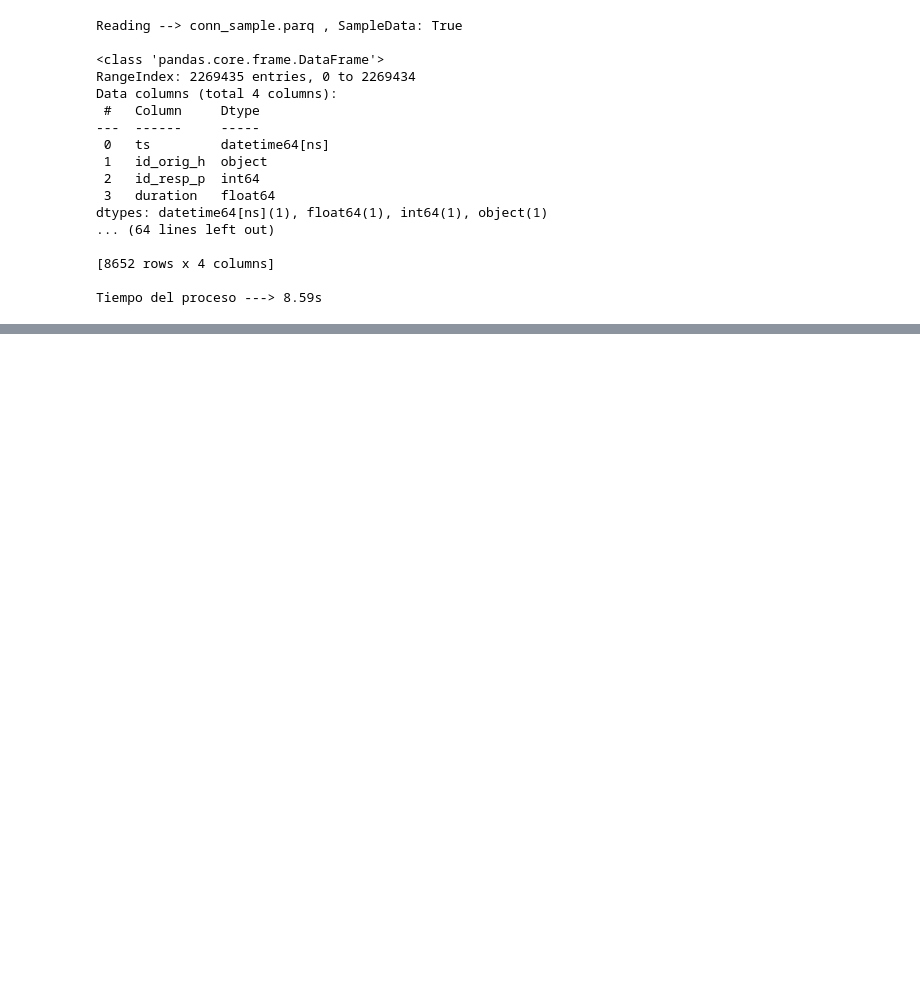
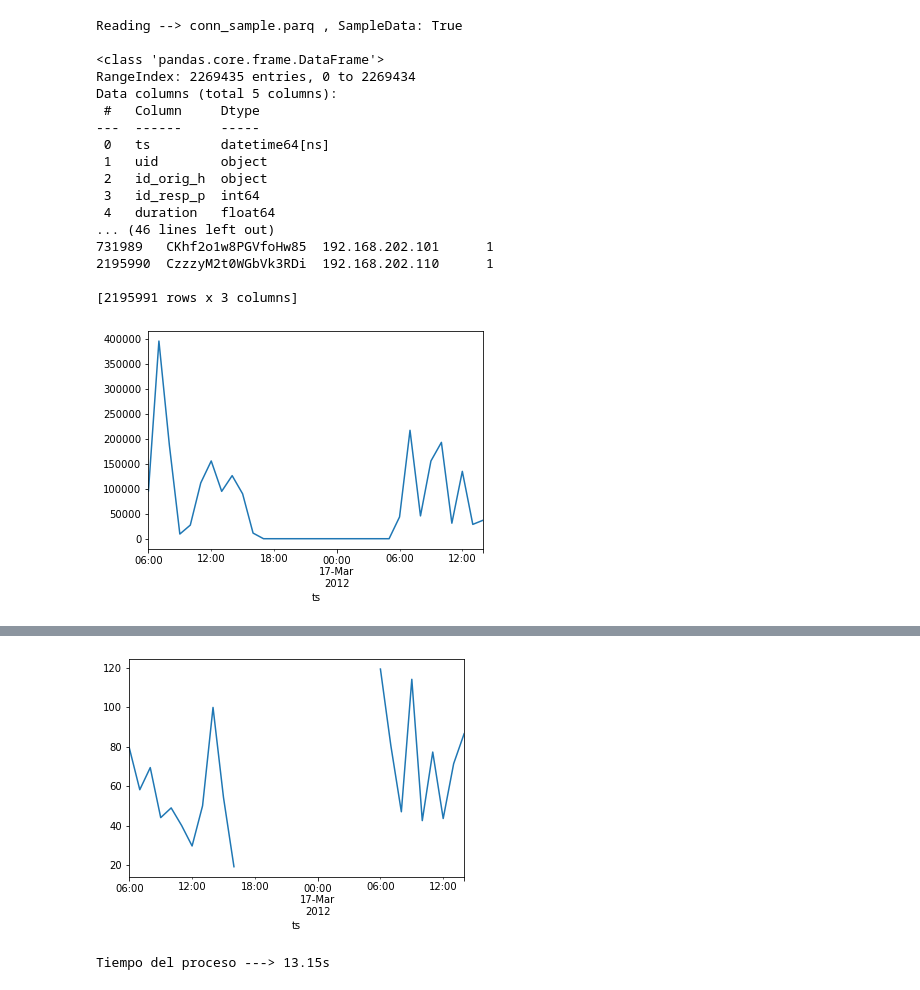
Before and after one commit to Eric106/Computational_Intelligence, a Jupyter notebook: Act1-log_Analysis/Log_analysis.ipynb, the cells around one changed output, grey strips where cells are left out. Saved outputs shown, nothing was run; the diff lists cells and outputs as text; code cells hidden in the pictures; blank space fills up the shorter version.

```diff
--- a/Act1-log_Analysis/Log_analysis.ipynb
+++ b/Act1-log_Analysis/Log_analysis.ipynb
@@ -31,14 +31,6 @@ def get_files_inFolder(folder: str, fileType: str):
                             fileName[-len(fileType):] == fileType,
                         listdir(folder)))
 #---------------------------------------------------------------------------------------------
-
-def plot(x,y,title,xlabel,ylabel):
-    plt.bar(x,y)
-    plt.title(title)
-    plt.xlabel(xlabel)
-    plt.ylabel(ylabel)
-    plt.show()
-
 def conn_analysis(log_file: str, sample_data: bool):
     list_log_files = get_files_inFolder("./","log")
     list_parq_files = get_files_inFolder("./","parq")
@@ -47,7 +39,7 @@ def conn_analysis(log_file: str, sample_data: bool):
     P_ENGINE = "pyarrow"
     SAMPLE_SIZE = 0.10
     df = None
-    if not (complete_name_f in list_parq_files):
+    if not complete_name_f in list_parq_files:
         if not log_file in list_log_files:
             print("ERROR fileNotFound: "+log_file)
             return
@@ -66,7 +58,7 @@ def conn_analysis(log_file: str, sample_data: bool):
         sample_df.to_parquet(sample_name_f, index=False, engine=P_ENGINE)
         del sample_df
 
-    important_cols = ["ts","id_orig_h", "id_resp_p", "duration"]
+    important_cols = ["ts","uid","id_orig_h", "id_resp_p", "duration"]
     to_read_file = sample_name_f if sample_data else complete_name_f
     print("\nReading -->",to_read_file,", SampleData:",sample_data,"\n")
     df = read_parquet(to_read_file, columns=important_cols)
@@ -78,13 +70,14 @@ def conn_analysis(log_file: str, sample_data: bool):
         df["ts"].tolist()))
     df["duration"] = list(map(
         lambda dur:
-            float(dur) if not "-" in dur else 0.0,
+            float(dur) if not '-' in dur else 0.0,
         df["duration"].tolist()))
     print(df.info())
 #---------------------------------------------------------------------------------------------
     df_not_web_port = df[(df["id_resp_p"] != 80) &
                          (df["id_resp_p"] != 8080)]
-
+    df_not_web_port.set_index("ts",inplace=True)
+    df_not_web_port = df_not_web_port.sort_index()
     print('\n', "Not http ports: ")
     pprint(df_not_web_port)
 #---------------------------------------------------------------------------------------------
@@ -96,60 +89,47 @@ def conn_analysis(log_file: str, sample_data: bool):
     print('\n', "Not http ports count: ")
     pprint(df_gp_not_web_port)
  #---------------------------------------------------------------------------------------------
-    sig_date1, sig_date2 = "hour", "minute" #datetime object attr
-    df_not_web_port.insert(len(df_not_web_port.columns),sig_date1,list(map(
-        lambda date:
-            getattr(date,sig_date1),
-        df_not_web_port["ts"].tolist()
-    )))
-    df_not_web_port.insert(len(df_not_web_port.columns),sig_date2,list(map(
-        lambda date:
-            getattr(date,sig_date2),
-        df_not_web_port["ts"].tolist()
-    )))
-    df_gp_not_web_port = df_not_web_port.groupby([sig_date1, sig_date2]).size().to_frame().reset_index()
-    df_gp_not_web_port.rename(columns={0: "count"}, inplace=True)
-    df_gp_not_web_port.sort_values(by=[sig_date1, sig_date2], inplace=True)
-    df_gp_not_web_port.reset_index(drop=True, inplace=True)
-
-    print('\n', "Not http ports groupby "+str([sig_date1, sig_date2])+": ")
-    pprint(df_gp_not_web_port)
+    df_not_web_port['uid'].resample('H').count().plot()
+    plt.show()
 #---------------------------------------------------------------------------------------------
     df_long_conn = df[df["duration"] > 5]
-    df_long_conn = df_long_conn.sort_values(by="duration", ascending=False)
-
+    df_long_conn.set_index("ts",inplace=True)
+    df_long_conn = df_long_conn.sort_index()
     print('\n', "Long duration connections: ")
     pprint(df_long_conn)
-
+#---------------------------------------------------------------------------------------------
+    df_long_conn['duration'].resample('H').mean().plot()
+    plt.show()
 
 def main():
     intiTime = time()
 
     # conn_analysis(log_file="conn.log", sample_data=False)
     conn_analysis(log_file="conn.log", sample_data=True)
 
     elapsedTime = round(time()-intiTime, 2)
     elapsedTime = str(elapsedTime/60) + \
         "m" if elapsedTime >= 60 else str(elapsedTime)+"s"
     print("\nTiempo del proceso --->", elapsedTime)
 
 
 main()
 # %% [output]
 Reading --> conn_sample.parq , SampleData: True
 
 <class 'pandas.core.frame.DataFrame'>
 RangeIndex: 2269435 entries, 0 to 2269434
-Data columns (total 4 columns):
+Data columns (total 5 columns):
  #   Column     Dtype
 ---  ------     -----
  0   ts         datetime64[ns]
- 1   id_orig_h  object
- 2   id_resp_p  int64
- 3   duration   float64
-dtypes: datetime64[ns](1), float64(1), int64(1), object(1)
-... (64 lines left out)
+ 1   uid        object
+ 2   id_orig_h  object
+ 3   id_resp_p  int64
+ 4   duration   float64
+... (46 lines left out)
+731989   CKhf2o1w8PGVfoHw85  192.168.202.101      1
+2195990  CzzzyM2t0WGbVk3RDi  192.168.202.110      1
 
-[8652 rows x 4 columns]
-
-Tiempo del proceso ---> 8.59s
+[2195991 rows x 3 columns]
+[figure, added]
@@ -155,0 +153,2 @@ Tiempo del proceso ---> 8.59s
+[figure, added]
+Tiempo del proceso ---> 13.15s
```
Also changed, not shown: parts of 1 cell of this notebook, 1 other file.
